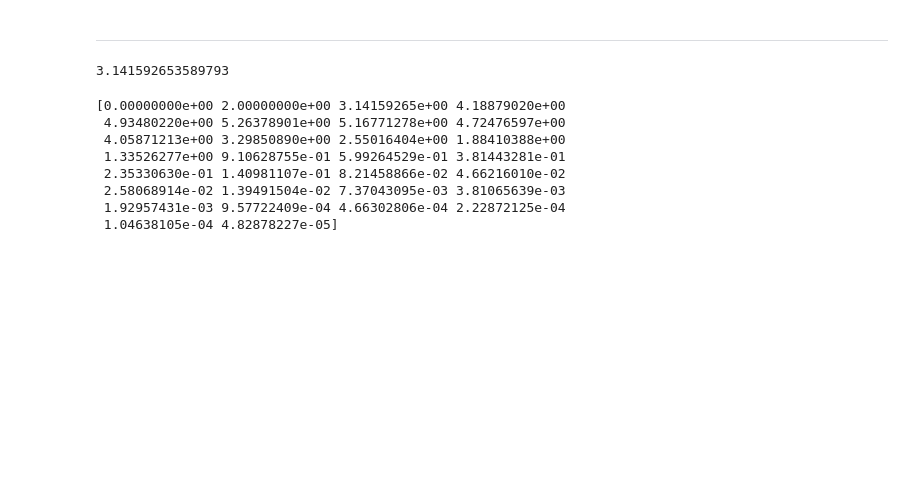
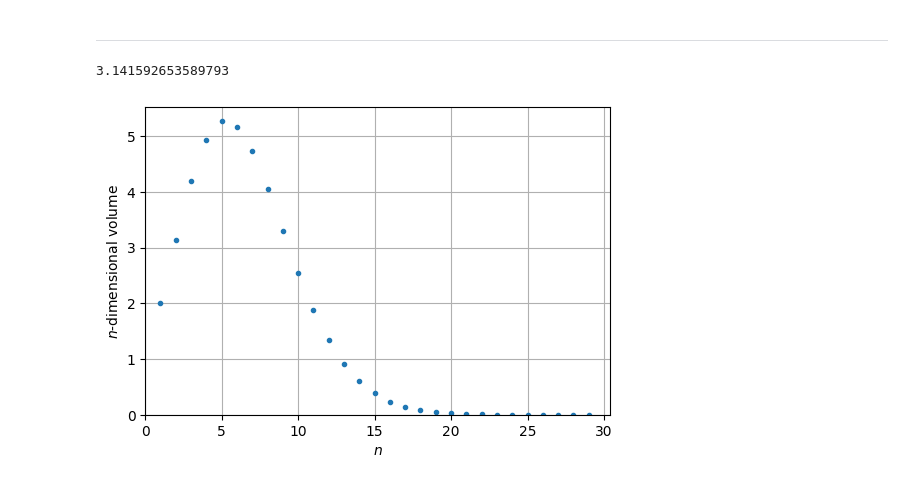
Before and after one commit to MICS-Lab/XmasPresentation2023PRFD, a Jupyter notebook: gene_plots.ipynb, the cells around one changed output. Saved outputs shown, nothing was run; the diff lists cells and outputs as text; code cells hidden in the pictures; blank space fills up the shorter version.

Commit message:
plot higher dims of pi

```diff
--- a/gene_plots.ipynb
+++ b/gene_plots.ipynb
@@ -210,20 +210,22 @@ np.pi
 # %%
 N = 30
 pis = np.zeros(N)
 dims = np.arange(N)
 pis[1] = 2
 pis[2] = np.pi
 for i in range(3,N):
     p = pis[i-2]
     pis[i] = p*(2*np.pi/i)
 
-print(pis)
+# print(pis)
+
+plt.figure(figsize=(6,4))
+plt.plot(dims[1:], pis[1:], '.')
+plt.xlabel('$n$')
+plt.ylabel('$n$-dimensional volume')
+plt.grid(True)
+plt.xlim(0, None)
+plt.ylim(0, None)
+plt.show()
 # %% [output]
-[0.00000000e+00 2.00000000e+00 3.14159265e+00 4.18879020e+00
- 4.93480220e+00 5.26378901e+00 5.16771278e+00 4.72476597e+00
- 4.05871213e+00 3.29850890e+00 2.55016404e+00 1.88410388e+00
- 1.33526277e+00 9.10628755e-01 5.99264529e-01 3.81443281e-01
- 2.35330630e-01 1.40981107e-01 8.21458866e-02 4.66216010e-02
- 2.58068914e-02 1.39491504e-02 7.37043095e-03 3.81065639e-03
- 1.92957431e-03 9.57722409e-04 4.66302806e-04 2.22872125e-04
- 1.04638105e-04 4.82878227e-05]
+[figure, added]
```
